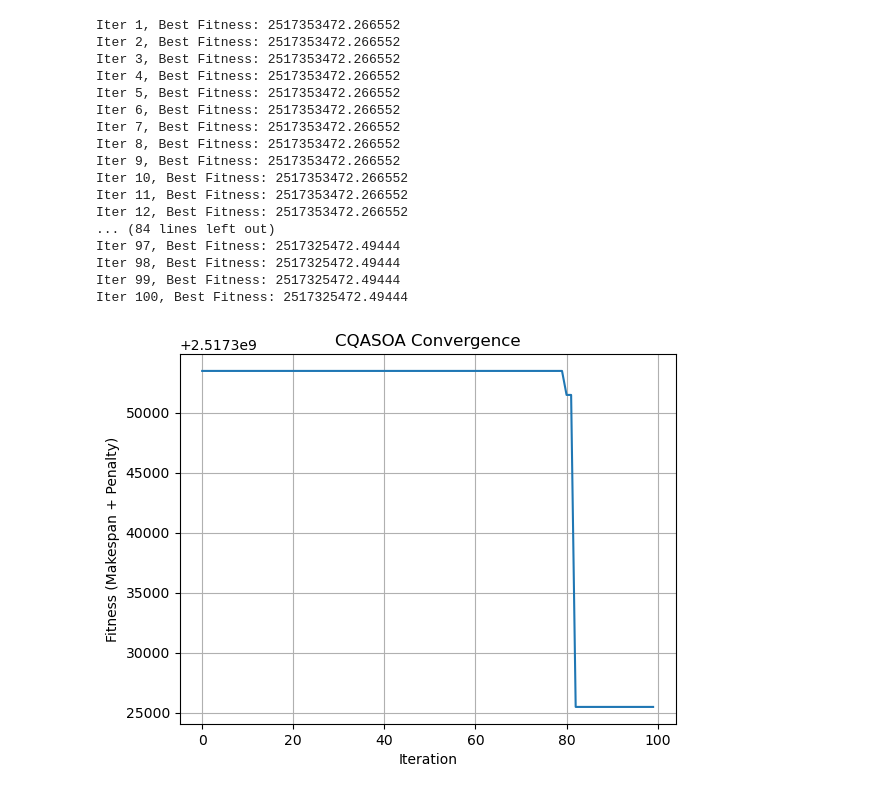
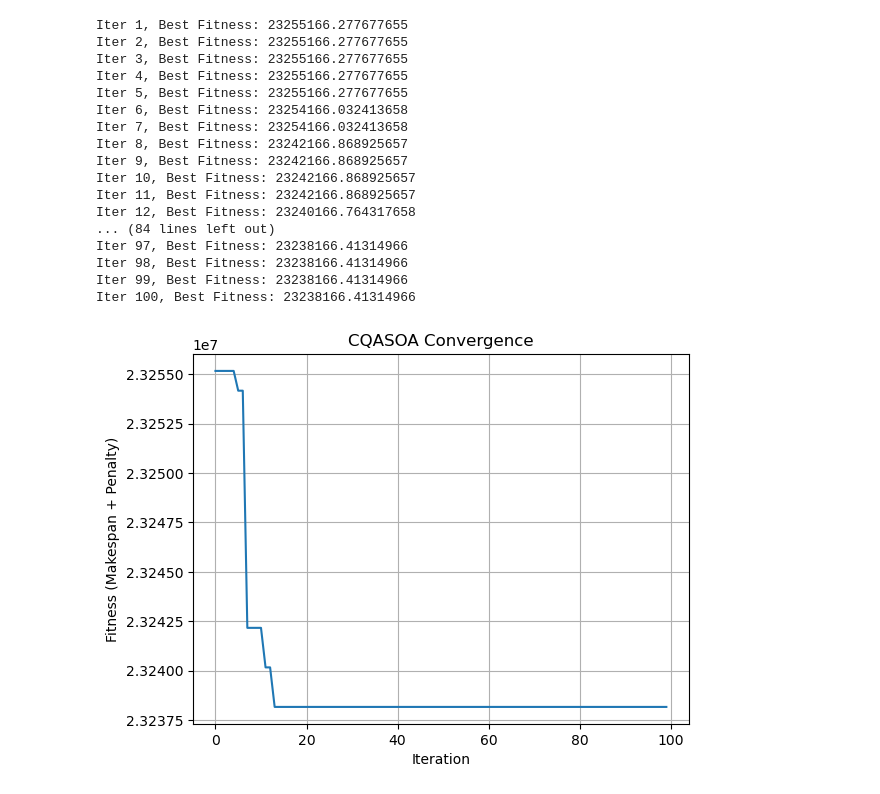
Before and after one commit to Biuuu2309/KLTN_DU, a Jupyter notebook: Source/Python/ProgramMain.ipynb, the cells around one changed output. Cells and saved outputs as stored; diff of their text form; code cells hidden in the pictures.

```diff
--- a/Source/Python/ProgramMain.ipynb
+++ b/Source/Python/ProgramMain.ipynb
@@ -405,7 +405,7 @@ class SeagullOptimization:
         part2 = 0
         part3 = 0
         for i in range(len(TD)):
-            part1 += (TD[i] - TS[i]) * TC[i]
+            part1 += (TD[i] - TS[i]) * VCi[i]
             part2 += (TD[i] - TV[i]) * delVCit[i]
             part3 += delVCit[i]
         F3 = (E2 * (lambda1 * (part1 + part2) + lambda2 * part3)) / 3600
@@ -663,10 +663,10 @@ for i in np.argsort(TA):
 
 F, F1, F2, F3 = soa.calculate_F(best_solution)
 print("\nCác giá trị mục tiêu:")
-print(f"F1 (Thời gian trung bình): {F1} giờ")
-print(f"F2 (Phát thải carbon từ xe tải): {F2} kg CO2")
+print(f"F1 (Thời gian trung bình): {F1 / 3600} giờ")
+print(f"F2 (Phát thải carbon từ xe tải): {F2 / 3600} kg CO2")
 print(f"F3 (Phát thải carbon từ cần cẩu): {F3} kg CO2")
-print(f"F (Hàm mục tiêu tổng hợp): {F}")
+print(f"F (Hàm mục tiêu tổng hợp): {F / 3600}")
 makespan = sum_ / 3600  # Đơn vị: giờ
 print(f"Makespan thực tế: {makespan} giờ")
 # %% [output]
@@ -897,7 +897,7 @@ class SeagullOptimization:
         part2 = 0
         part3 = 0
         for i in range(len(TD)):
-            part1 += (TD[i] - TS[i]) * TC[i]
+            part1 += (TD[i] - TS[i]) * VCi[i]
             part2 += (TD[i] - TV[i]) * delVCit[i]
             part3 += delVCit[i]
         F3 = (E2 * (lambda1 * (part1 + part2) + lambda2 * part3)) / 3600
@@ -1150,10 +1150,10 @@ for i in np.argsort(TA):
 
 F, F1, F2, F3 = soa.calculate_F(best_solution)
 print("\nCác giá trị mục tiêu:")
-print(f"F1 (Thời gian trung bình): {F1} giờ")
-print(f"F2 (Phát thải carbon từ xe tải): {F2} kg CO2")
+print(f"F1 (Thời gian trung bình): {F1 / 3600} giờ")
+print(f"F2 (Phát thải carbon từ xe tải): {F2 / 3600} kg CO2")
 print(f"F3 (Phát thải carbon từ cần cẩu): {F3} kg CO2")
-print(f"F (Hàm mục tiêu tổng hợp): {F}")
+print(f"F (Hàm mục tiêu tổng hợp): {F / 3600}")
 makespan = sum_ / 3600  # Đơn vị: giờ
 print(f"Makespan thực tế: {makespan} giờ")
 # %% [output]
@@ -1413,7 +1413,7 @@ class QuantumSeagullOptimization:
         part2 = 0
         part3 = 0
         for i in range(len(TD)):
-            part1 += (TD[i] - TS[i]) * TC[i]
+            part1 += (TD[i] - TS[i]) * VCi[i]
             part2 += (TD[i] - TV[i]) * delVCit[i]
             part3 += delVCit[i]
         F3 = (E2 * (lambda1 * (part1 + part2) + lambda2 * part3)) / 3600
@@ -1700,10 +1700,10 @@ for i in np.argsort(TA):
 
 F, F1, F2, F3 = qsoa.calculate_F(best_solution)
 print("\nCác giá trị mục tiêu:")
-print(f"F1 (Thời gian trung bình): {F1} giờ")
-print(f"F2 (Phát thải carbon từ xe tải): {F2} kg CO2")
+print(f"F1 (Thời gian trung bình): {F1 / 3600} giờ")
+print(f"F2 (Phát thải carbon từ xe tải): {F2 / 3600} kg CO2")
 print(f"F3 (Phát thải carbon từ cần cẩu): {F3} kg CO2")
-print(f"F (Hàm mục tiêu tổng hợp): {F}")
+print(f"F (Hàm mục tiêu tổng hợp): {F / 3600}")
 makespan = sum_ / 3600  # Đơn vị: giờ
 print(f"Makespan thực tế: {makespan} giờ")
 # %% [output]
@@ -1947,7 +1947,7 @@ class ChaosSeagullOptimization:
         part2 = 0
         part3 = 0
         for i in range(len(TD)):
-            part1 += (TD[i] - TS[i]) * TC[i]
+            part1 += (TD[i] - TS[i]) * VCi[i]
             part2 += (TD[i] - TV[i]) * delVCit[i]
             part3 += delVCit[i]
         F3 = (E2 * (lambda1 * (part1 + part2) + lambda2 * part3)) / 3600
@@ -2201,10 +2201,10 @@ for i in np.argsort(TA):
 
 F, F1, F2, F3 = csoa.calculate_F(best_solution)
 print("\nCác giá trị mục tiêu:")
-print(f"F1 (Thời gian trung bình): {F1} giờ")
-print(f"F2 (Phát thải carbon từ xe tải): {F2} kg CO2")
+print(f"F1 (Thời gian trung bình): {F1 / 3600} giờ")
+print(f"F2 (Phát thải carbon từ xe tải): {F2 / 3600} kg CO2")
 print(f"F3 (Phát thải carbon từ cần cẩu): {F3} kg CO2")
-print(f"F (Hàm mục tiêu tổng hợp): {F}")
+print(f"F (Hàm mục tiêu tổng hợp): {F / 3600}")
 makespan = sum_ / 3600  # Đơn vị: giờ
 print(f"Makespan thực tế: {makespan} giờ")
 # %% [output]
@@ -2433,10 +2433,10 @@ def show_solution_detail(best_solution):
 
     F, F1, F2, F3 = soa.calculate_F(best_solution)
     print("\nCác giá trị mục tiêu:")
-    print(f"F1 (Thời gian trung bình): {F1} giờ")
-    print(f"F2 (Phát thải carbon từ xe tải): {F2} kg CO2")
+    print(f"F1 (Thời gian trung bình): {F1 / 3600} giờ")
+    print(f"F2 (Phát thải carbon từ xe tải): {F2 / 3600} kg CO2")
     print(f"F3 (Phát thải carbon từ cần cẩu): {F3} kg CO2")
-    print(f"F (Hàm mục tiêu tổng hợp): {F}")
+    print(f"F (Hàm mục tiêu tổng hợp): {F / 3600}")
     makespan = sum_ / 3600  # Đơn vị: giờ
     print(f"Makespan thực tế: {makespan} giờ")
 
@@ -2462,7 +2462,7 @@ def calculate_F3(TD, TS, TV, E2, delVCit, lambda1, lambda2):
     part2 = 0
     part3 = 0
     for i in range(len(TD)):
-        part1 += (TD[i] - TS[i]) * TC[i]
+        part1 += (TD[i] - TS[i]) * VCi[i]
         part2 += (TD[i] - TV[i]) * delVCit[i]
         part3 += delVCit[i]
     F3 = (E2 * (lambda1 * (part1 + part2) + lambda2 * part3)) / 3600
@@ -2768,49 +2768,49 @@ class CQASOA:
                 # 1. Chaos update
                 phi_chaos = self.chaos_update(phi, self.chaos_xs[i], self.chaos_ys[i])
                 # 2. Quantum update
                 phi_quantum = self.quantum_update(phi_chaos)
                 # 3. Adaptive: điều chỉnh mutation/mask (có thể dùng cho NOT gate hoặc chaos strength)
                 # (Ở đây đã điều chỉnh mutation/mask qua adaptive_update, có thể mở rộng thêm)
                 new_population_phi.append(phi_quantum)
                 new_chaos_xs.append(self.chaos_xs[i])
                 new_chaos_ys.append(self.chaos_ys[i])
             self.population_phi = new_population_phi
             self.chaos_xs = new_chaos_xs
             self.chaos_ys = new_chaos_ys
             best_phi = min(self.population_phi, key=lambda phi: fitness(self.phi_to_solution(phi)))
             best_sol = self.phi_to_solution(best_phi)
             fitness_history.append(fitness(best_sol))
             print(f"Iter {iter+1}, Best Fitness: {fitness_history[-1]}")
         plt.plot(fitness_history)
         plt.title("CQASOA Convergence")
         plt.xlabel("Iteration")
         plt.ylabel("Fitness (Makespan + Penalty)")
         plt.grid(True)
         plt.show()
         return best_sol
 
 
 cqasoa = CQASOA(n_seagulls=30, max_iter=100)
 best_solution = cqasoa.optimize()
 show_solution_detail(best_solution)
 # %% [output]
-Iter 1, Best Fitness: 2517353472.266552
-Iter 2, Best Fitness: 2517353472.266552
-Iter 3, Best Fitness: 2517353472.266552
-Iter 4, Best Fitness: 2517353472.266552
-Iter 5, Best Fitness: 2517353472.266552
-Iter 6, Best Fitness: 2517353472.266552
-Iter 7, Best Fitness: 2517353472.266552
-Iter 8, Best Fitness: 2517353472.266552
-Iter 9, Best Fitness: 2517353472.266552
-Iter 10, Best Fitness: 2517353472.266552
-Iter 11, Best Fitness: 2517353472.266552
-Iter 12, Best Fitness: 2517353472.266552
+Iter 1, Best Fitness: 23255166.277677655
+Iter 2, Best Fitness: 23255166.277677655
+Iter 3, Best Fitness: 23255166.277677655
+Iter 4, Best Fitness: 23255166.277677655
+Iter 5, Best Fitness: 23255166.277677655
+Iter 6, Best Fitness: 23254166.032413658
+Iter 7, Best Fitness: 23254166.032413658
+Iter 8, Best Fitness: 23242166.868925657
+Iter 9, Best Fitness: 23242166.868925657
+Iter 10, Best Fitness: 23242166.868925657
+Iter 11, Best Fitness: 23242166.868925657
+Iter 12, Best Fitness: 23240166.764317658
 ... (84 lines left out)
-Iter 97, Best Fitness: 2517325472.49444
-Iter 98, Best Fitness: 2517325472.49444
-Iter 99, Best Fitness: 2517325472.49444
-Iter 100, Best Fitness: 2517325472.49444
+Iter 97, Best Fitness: 23238166.41314966
+Iter 98, Best Fitness: 23238166.41314966
+Iter 99, Best Fitness: 23238166.41314966
+Iter 100, Best Fitness: 23238166.41314966
-[figure, old version]
+[figure, new version]
 Best Solution:
 1. Phân bổ tàu-bến (x):
```
Also changed, not shown: parts of 5 cells of this notebook, 4 other files.
